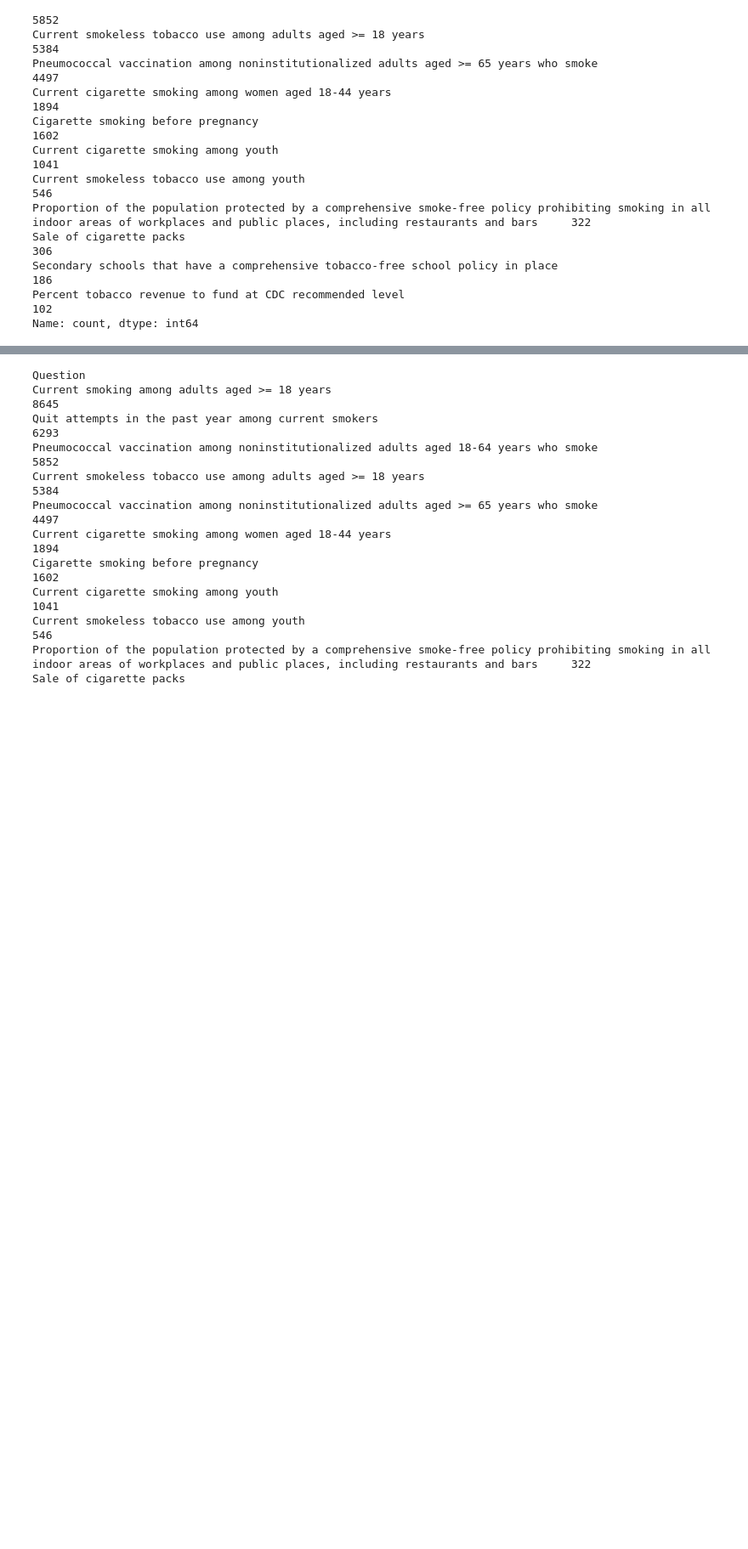
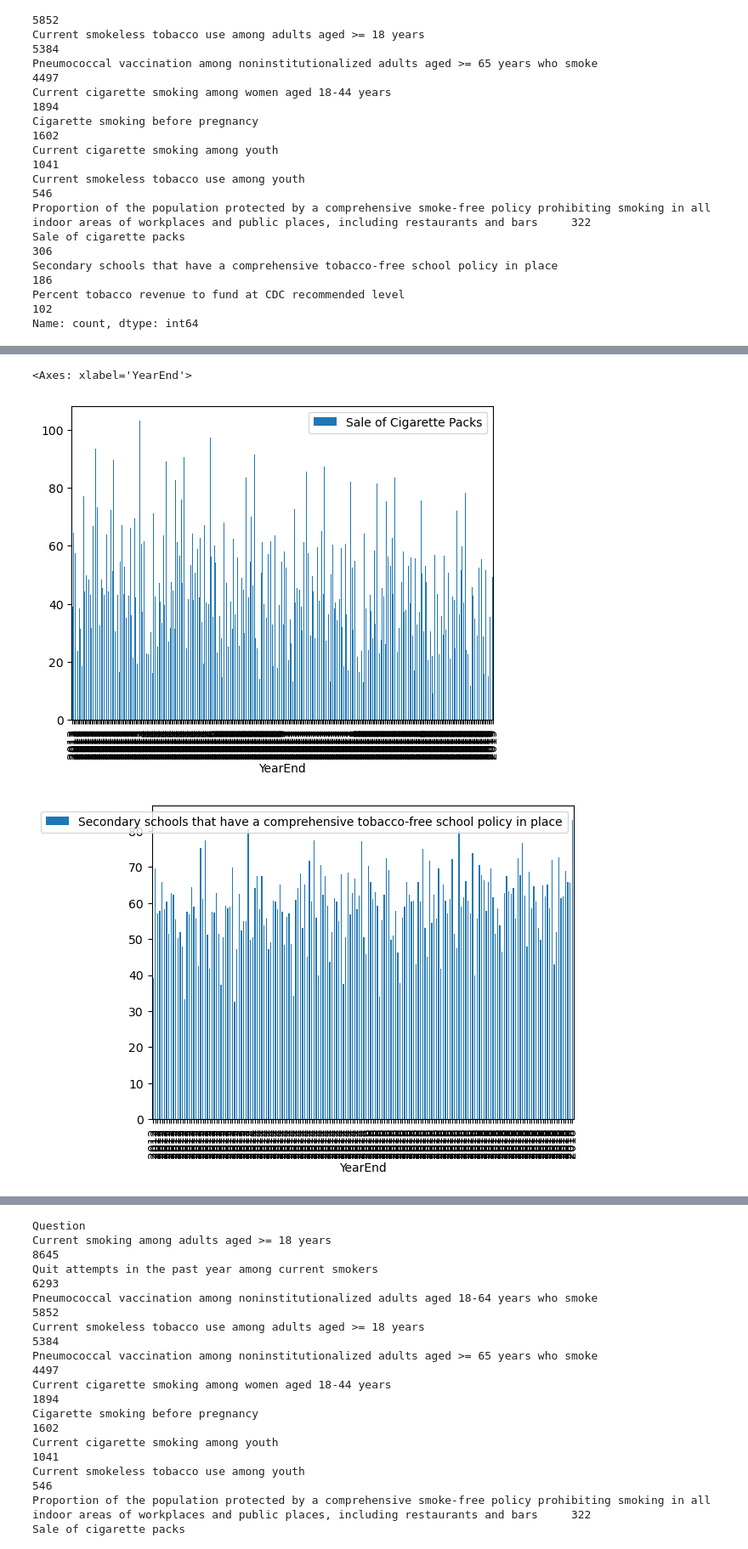
Before and after one commit to godzown82/analysis_of_us_chronic_diseases, a Jupyter notebook: Tobacco_df.ipynb, the cells around one changed output, grey strips where cells are left out. Shown at 85% size. Cells and saved outputs as stored; diff of their text form; code cells hidden in the pictures; blank space fills up the shorter version.

```diff
--- a/Tobacco_df.ipynb
+++ b/Tobacco_df.ipynb
@@ -137,0 +223,24 @@ Name: count, dtype: int64
+# %%
+#filter these by location and possibly Overall and maybe we could make a bar graph?
+overall_sale_cigarette_packs_df=grouped_tobacco_df.loc[grouped_tobacco_df['Question'] == 'Sale of cigarette packs']\
+.loc[grouped_tobacco_df['StratificationCategory1'] == 'Overall']
+
+overall_2nd_school_tobacco_free_policy_df = grouped_tobacco_df.loc[grouped_tobacco_df['Question'] == 'Secondary schools that have a comprehensive tobacco-free school policy in place']\
+.loc[grouped_tobacco_df['StratificationCategory1'] == 'Overall']
+
+overall_tobacco_revenue_fund_cdc_level_df =grouped_tobacco_df.loc[grouped_tobacco_df['Question'] == 'Percent tobacco revenue to fund at CDC recommended level']\
+.loc[grouped_tobacco_df['StratificationCategory1'] == 'Overall']
+
+#overall_sale_cigarette_packs_df
+#overall_2nd_school_tobacco_free_policy_df
+#overall_tobacco_revenue_fund_cdc_level_df
+
+overall_sale_cigarette_packs_df.plot(kind ='bar', x = 'YearEnd', y = "DataValue", label = 'Sale of Cigarette Packs')
+overall_2nd_school_tobacco_free_policy_df.plot(kind ='bar',x = 'YearEnd', y = "DataValue", label = 'Secondary schools that have a comprehensive tobacco-free school policy in place')
+overall_tobacco_revenue_fund_cdc_level_df.plot(kind ='bar', x = 'YearEnd', y = "DataValue", label = 'Percent tobacco revenue to fund at CDC recommended level')
+#plt.legend()
+#plt.figure(figsize=(20,10))
+# %% [output]
+<Axes: xlabel='YearEnd'>
+[figure, added]
+[figure, added]
```
Also changed, not shown: parts of 15 cells of this notebook.
